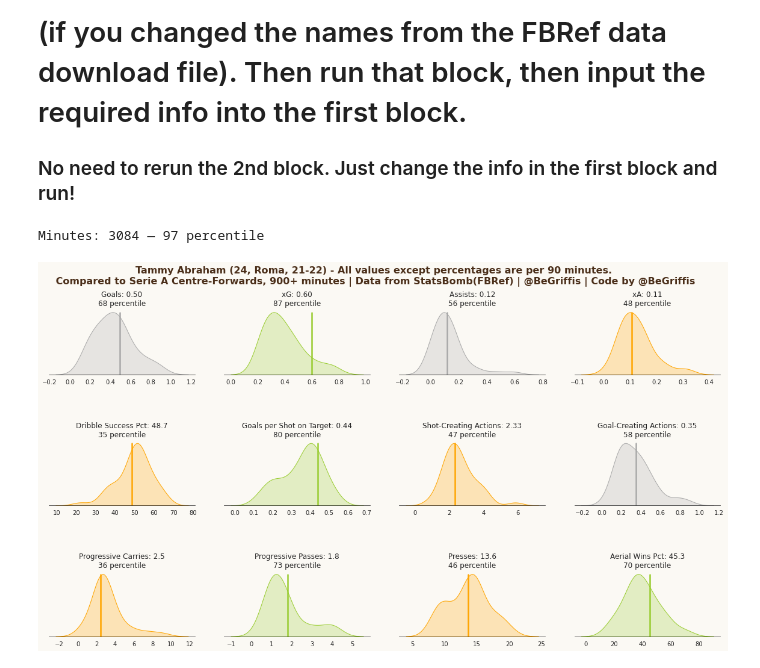
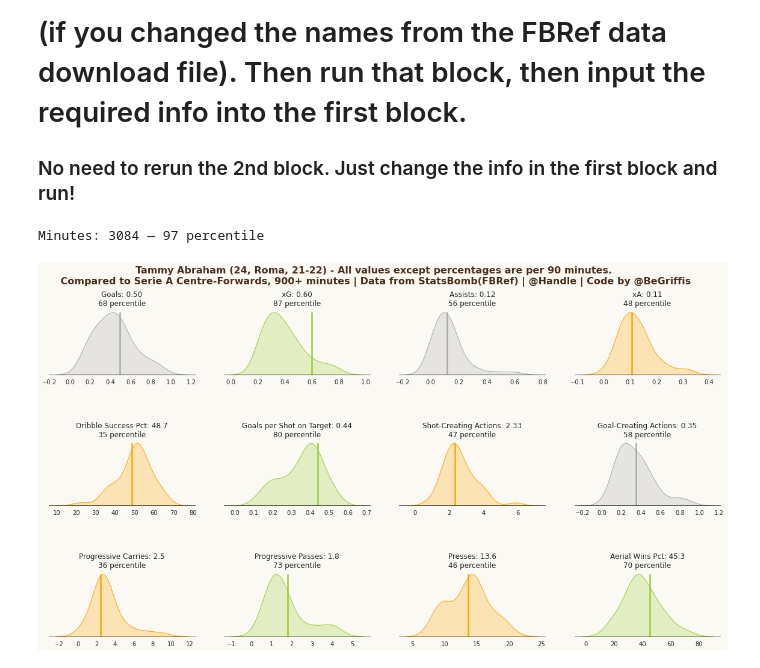
Before and after one commit to griffisben/Soccer-Analyses, a Jupyter notebook: Create Scouting Cards (12 key stats for each position).ipynb, the cells around one changed output. Saved outputs shown, nothing was run; the diff lists cells and outputs as text; code cells hidden in the pictures.

```diff
--- a/Create Scouting Cards (12 key stats for each position).ipynb
+++ b/Create Scouting Cards (12 key stats for each position).ipynb
@@ -7,36 +7,36 @@ ScoutReport(season = '21-22',                # Season (In the future I'll upload
             player_pos = 'Centre-Forward',          # See options below
             playerPrompt = 'Tammy Abraham',  # Player name
             SquadPrompt = '',                # Optional. But Required for players who played for more than one team
             minutesPlayed = 900,             # The number of minutes to filter by
             compP = 'serie a',          # OPTIONS: epl, la liga, bundesliga, serie a, ligue 1 ('n' will be all 5 leagues)
-            saveinput = 'n',                 # 'y' if you want to save figure, 'n' if not
-            signature = '@BeGriffis'         # You can take out my attribution if you want ;)
+            saveinput = 'y',                 # 'y' if you want to save figure, 'n' if not
+            signature = '@Handle'         # You can take out my attribution if you want ;)
            )
 
 ##### Single-Position Options #####
 # Goalkeeper
 # Centre-Back
 # Left-Back
 # Right-Back
 # Defensive Midfield
 # Central Midfield
 # Left Midfield
 # Right Midfield
 # Attacking Midfield
 # Left Winger
 # Right Winger
 # Second Striker
 # Centre-Forward
 
 ##### Multiple Position Options #####
 # Fullback (RB + LB)
 # Midfielder (DM + CM + CAM)
 # Winger (RM + LM + RW + RM))
 # Forward (RW + LW + SS + ST)
 # Striker (CF + SS)
 # %% [output]
 Minutes: 3084 — 97 percentile
-[figure, old version]
+[figure, new version]
 # %%
 %matplotlib inline
 import seaborn as sns
```
